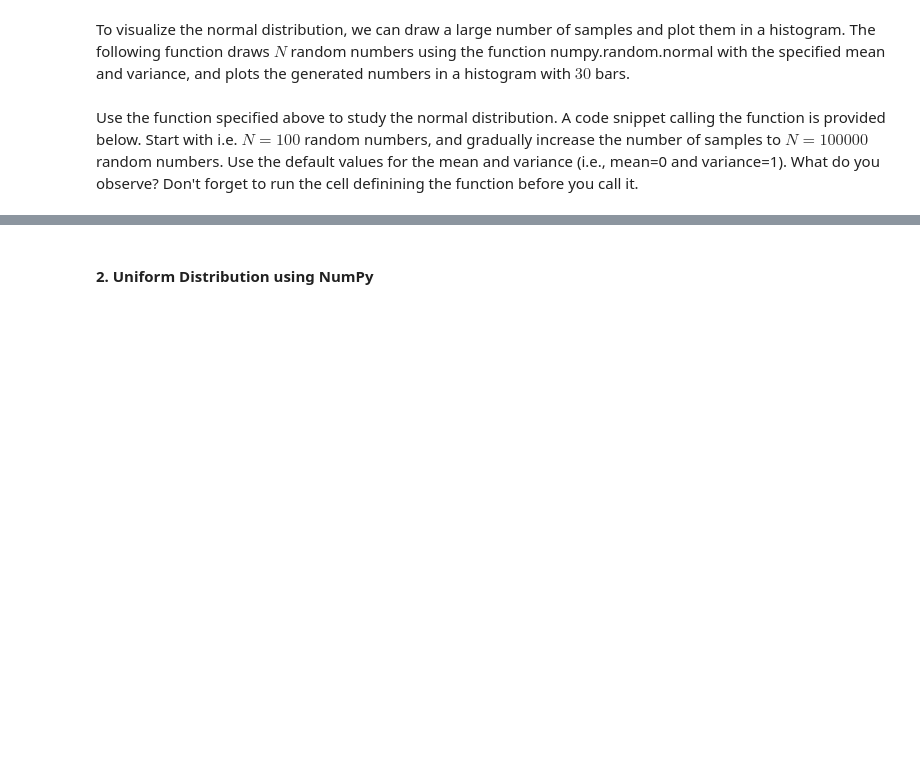
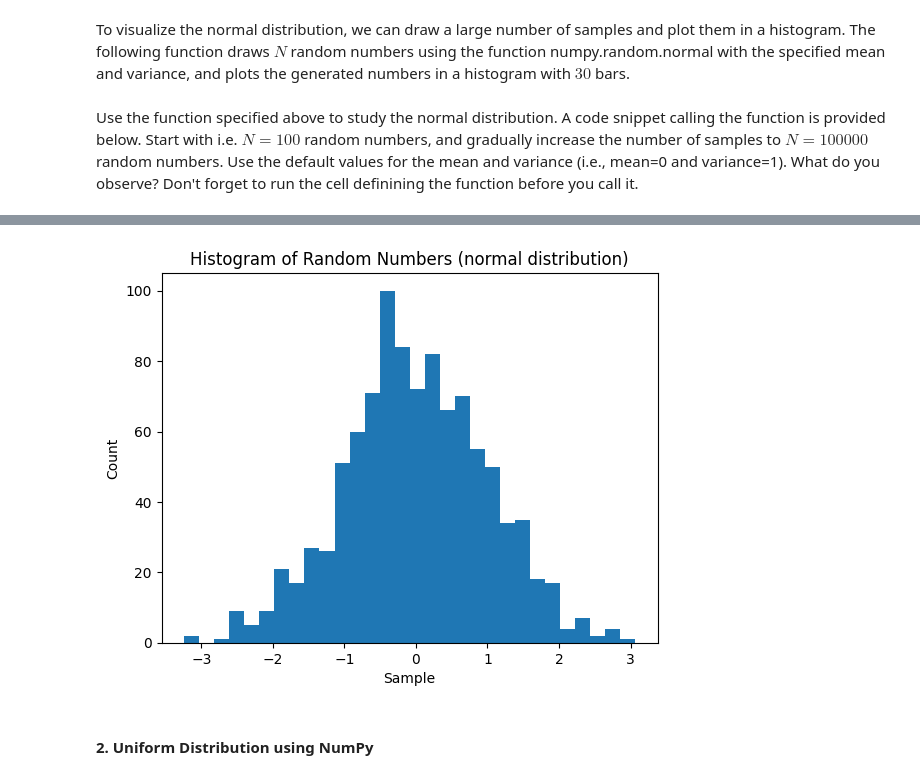
Before and after one commit to Hobbit0419/Uni_code, a Jupyter notebook: Dataanlys/Lab1/Lab1_P1.ipynb, the cells around one changed output, grey strips where cells are left out. Cells and saved outputs as stored; diff of their text form; code cells hidden in the pictures; blank space fills up the shorter version.

```diff
--- a/Dataanlys/Lab1/Lab1_P1.ipynb
+++ b/Dataanlys/Lab1/Lab1_P1.ipynb
@@ -62,5 +76,8 @@ random numbers by looking at the figures.
 # %%
 # enter your code here
+draw_histogram(mean=0, variance=1, N=1000)
+# %% [output]
+[figure, added]
 # %% [markdown]
 #### 2. Uniform Distribution using NumPy
 # %% [markdown]
```
Also changed, not shown: parts of 13 cells of this notebook, 24 other files.
